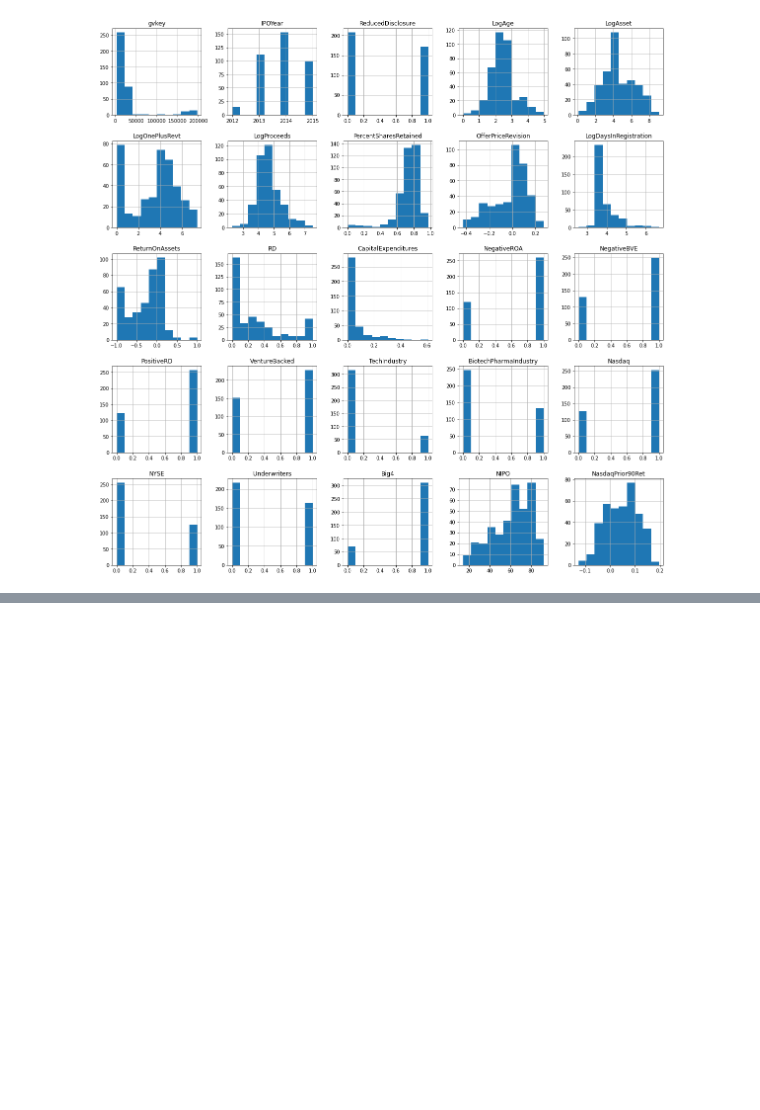
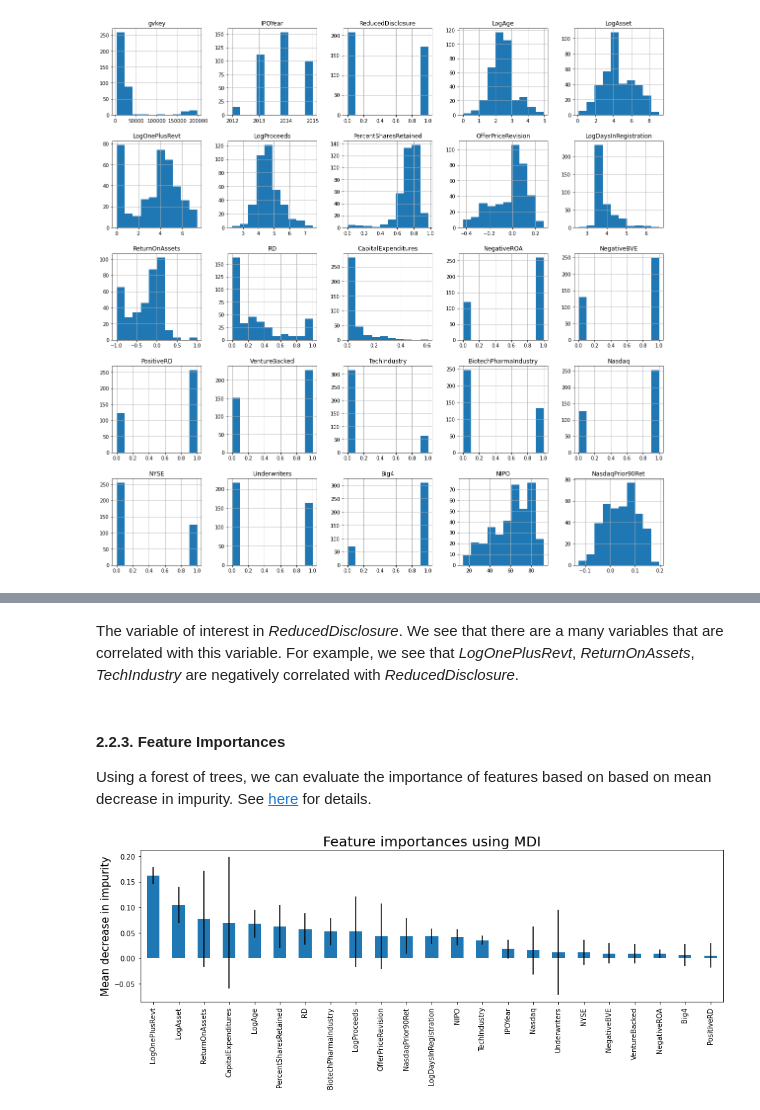
Before and after one commit to youngdataspace/Predict-Disclosure-Choices-Using-Machine-Learning-Classifiers, a Jupyter notebook: ReducedDisclosurePrediction.ipynb, the cells around one changed output, grey strips where cells are left out. Drawn from its saved outputs; the diff is of its cells as text; code cells hidden in the pictures; blank space fills up the shorter version.

```diff
--- a/ReducedDisclosurePrediction.ipynb
+++ b/ReducedDisclosurePrediction.ipynb
@@ -109,0 +117,33 @@ plt.show()
+# %% [markdown]
+The variable of interest in *ReducedDisclosure*. We see that there are a many variables that are correlated with this variable. For example, we see that *LogOnePlusRevt*, *ReturnOnAssets*, *TechIndustry* are negatively correlated with *ReducedDisclosure*.
+# %% [markdown]
+#### 2.2.3. Feature Importances
+Using a forest of trees, we can evaluate the importance of features based on based on mean decrease in impurity.
+See <a href = https://scikit-learn.org/stable/auto_examples/ensemble/plot_forest_importances.html>here</a> for details.
+# %%
+# Import liabrary
+from sklearn.ensemble import RandomForestClassifier
+
+# Prepare the features and label
+X = disclosure_df.drop(["gvkey", "ReducedDisclosure"], axis = "columns")
+y = disclosure_df["ReducedDisclosure"]
+
+# Fit the data using Random Forest
+rf = RandomForestClassifier(random_state=0)
+rf.fit(X, y)
+
+# Extract feature importances and their standard deviations
+importances = rf.feature_importances_
+std = np.std([tree.feature_importances_ for tree in rf.estimators_], axis=0)
+
+# Prepare the data before plotting
+forest_importances = pd.Series(importances, index=X.columns, name = "importances").sort_values(ascending=False)
+
+# Plot
+fig, ax = plt.subplots()
+forest_importances.plot.bar(yerr=std, ax=ax, figsize = (15,4))
+ax.set_title("Feature importances using MDI", fontsize=20)
+ax.set_ylabel("Mean decrease in impurity", fontsize=15)
+plt.show()
+# %% [output]
+[figure, added]
```
Also changed, not shown: parts of 59 cells of this notebook.
